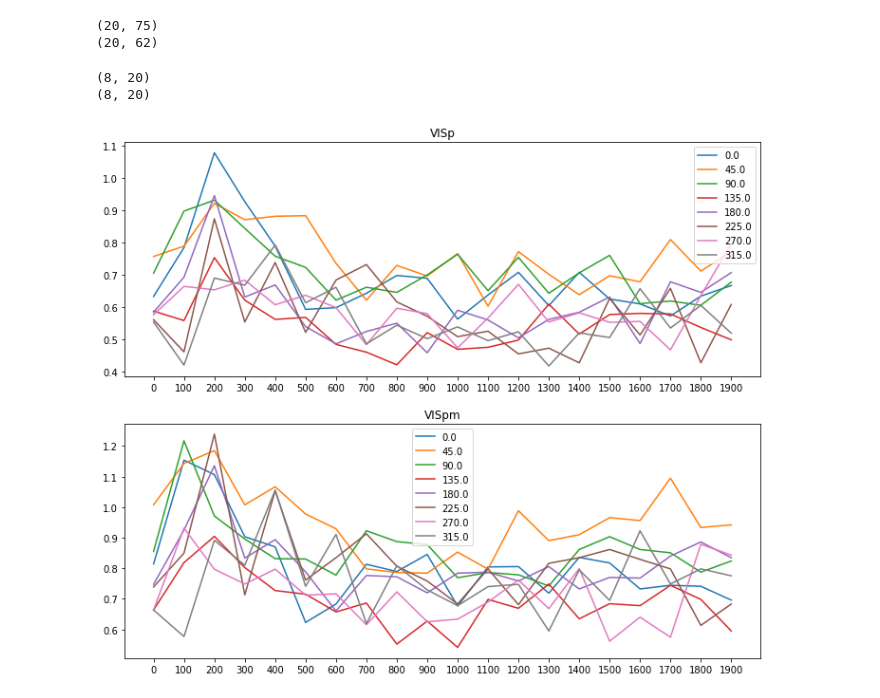
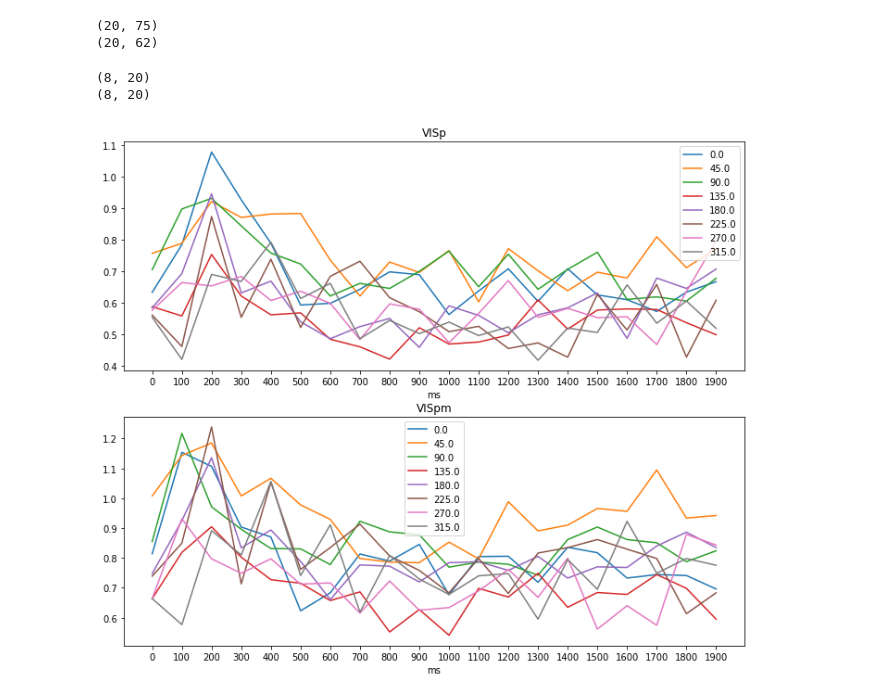
Before and after one commit to Jp-17/Coding_learning, a Jupyter notebook: Project_explore/Information_flow_across_areas/IFCA_dynamics_part1.ipynb, the cells around one changed output. Drawn from its saved outputs; the diff is of its cells as text; code cells hidden in the pictures.

Commit message:
plot part dynamics try

```diff
--- a/Project_explore/Information_flow_across_areas/IFCA_dynamics_part1.ipynb
+++ b/Project_explore/Information_flow_across_areas/IFCA_dynamics_part1.ipynb
@@ -96,34 +96,36 @@ ori_response_curve_1 = np.empty([len(ori_list), len(time_bins)])
 ori_response_curve_2 = np.empty([len(ori_list), len(time_bins)])
 
 for i, ori in enumerate(ori_list):
     ori_response_curve_1[i] = ori_response_matrix_1[ori].mean(1)
     ori_response_curve_2[i] = ori_response_matrix_2[ori].mean(1)
 
 print(ori_response_curve_1.shape)
 print(ori_response_curve_2.shape)
 
 f, axes = plt.subplots(nrows=2, figsize=(12, 10))
 
 axes[0].plot(ori_response_curve_1.T)
 axes[0].legend(ori_list)
 axes[0].set_title(area_1)
 axes[0].set_xticks(np.arange(len(time_bins)))
 axes[0].set_xticklabels(np.arange(len(time_bins))*100)
+axes[0].set_xlabel('ms')
 
 axes[1].plot(ori_response_curve_2.T)
 axes[1].legend(ori_list)
 axes[1].set_title(area_2)
 axes[1].set_xticks(np.arange(len(time_bins)))
 axes[1].set_xticklabels(np.arange(len(time_bins))*100)
+axes[1].set_xlabel('ms')
 
 
 # ax.set_yticks(range(len(areas))+np.array([0.5]))
 # ax.set_yticklabels(areas)
 plt.show()
 # %% [output]
 (8, 20)
 (8, 20)
-[figure, old version]
+[figure, new version]
 # %%
 bin = 0.1
 period = 2
```
Also changed, not shown: parts of 9 cells of this notebook.
